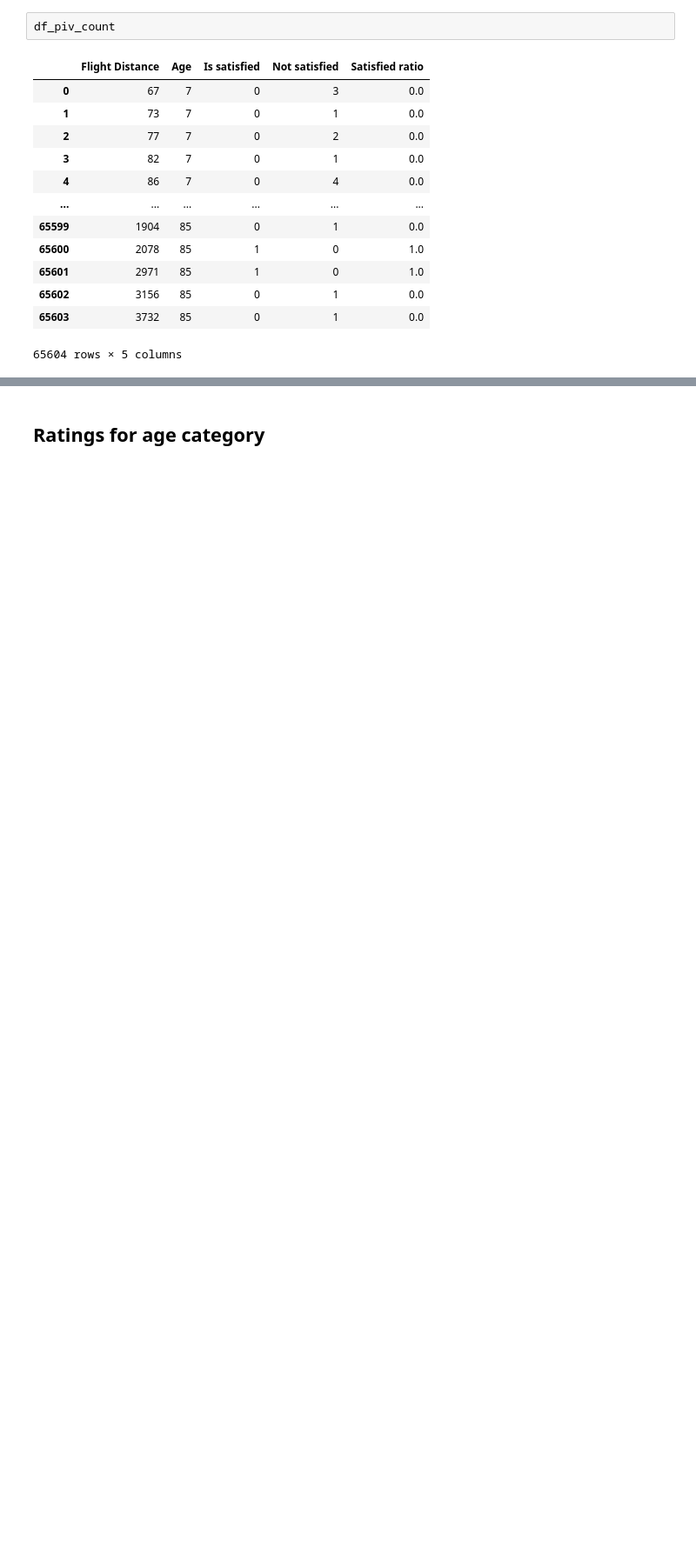
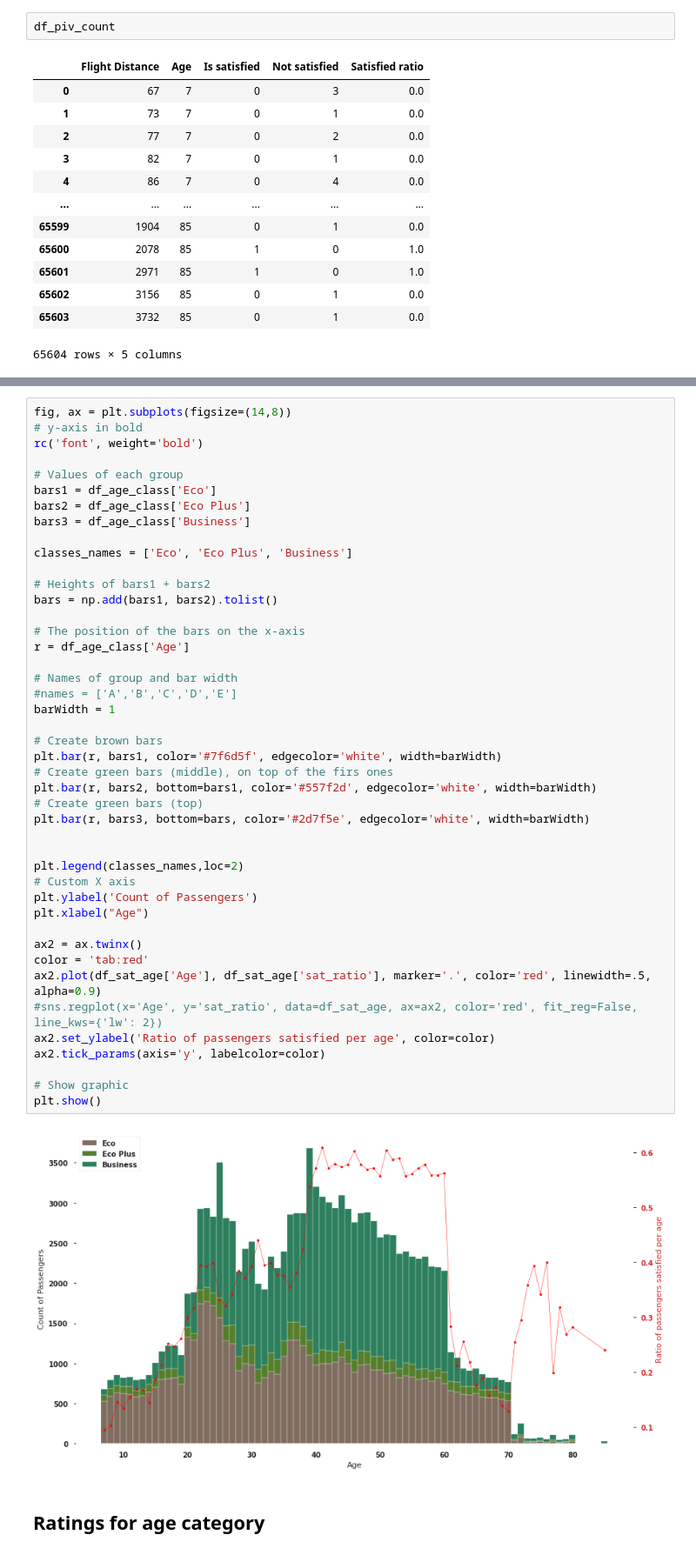
Before and after one commit to n1oftheabove/visualizing-real-world-data-project, a Jupyter notebook: airline_satisfaction.ipynb, the cells around one changed output, grey strips where cells are left out. Shown at 87% size. Drawn from its saved outputs; the diff is of its cells as text; blank space fills up the shorter version.

```diff
--- a/airline_satisfaction.ipynb
+++ b/airline_satisfaction.ipynb
@@ -486,2 +484,48 @@ ax = sns.scatterplot(x="Flight Distance", y="Age",
+# %%
+fig, ax = plt.subplots(figsize=(14,8))
+# y-axis in bold
+rc('font', weight='bold')
+
+# Values of each group
+bars1 = df_age_class['Eco']
+bars2 = df_age_class['Eco Plus']
+bars3 = df_age_class['Business']
+
+classes_names = ['Eco', 'Eco Plus', 'Business']
+
+# Heights of bars1 + bars2
+bars = np.add(bars1, bars2).tolist()
+
+# The position of the bars on the x-axis
+r = df_age_class['Age']
+
+# Names of group and bar width
+#names = ['A','B','C','D','E']
+barWidth = 1
+
+# Create brown bars
+plt.bar(r, bars1, color='#7f6d5f', edgecolor='white', width=barWidth)
+# Create green bars (middle), on top of the firs ones
+plt.bar(r, bars2, bottom=bars1, color='#557f2d', edgecolor='white', width=barWidth)
+# Create green bars (top)
+plt.bar(r, bars3, bottom=bars, color='#2d7f5e', edgecolor='white', width=barWidth)
+
+
+plt.legend(classes_names,loc=2)
+# Custom X axis
+plt.ylabel('Count of Passengers')
+plt.xlabel("Age")
+
+ax2 = ax.twinx()
+color = 'tab:red'
+ax2.plot(df_sat_age['Age'], df_sat_age['sat_ratio'], marker='.', color='red', linewidth=.5, alpha=0.9)
+#sns.regplot(x='Age', y='sat_ratio', data=df_sat_age, ax=ax2, color='red', fit_reg=False, line_kws={'lw': 2})
+ax2.set_ylabel('Ratio of passengers satisfied per age', color=color)
+ax2.tick_params(axis='y', labelcolor=color)
+
+# Show graphic
+plt.show()
+# %% [output]
+[figure, added]
 # %% [markdown]
 ## Ratings for age category
```
Also changed, not shown: parts of 37 cells of this notebook.
